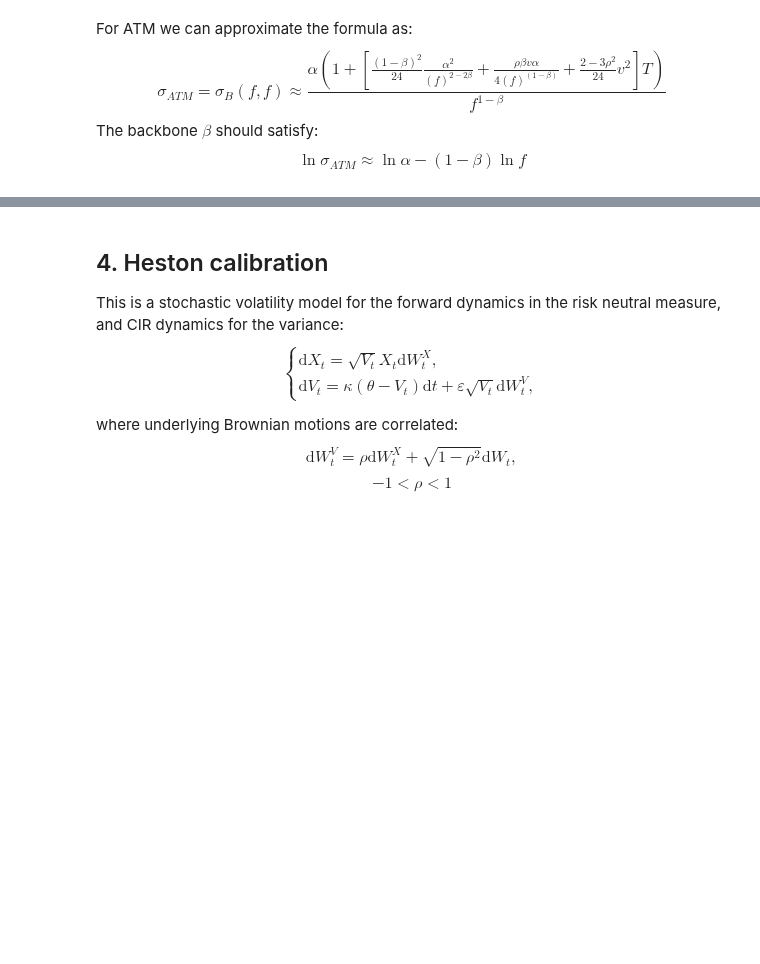
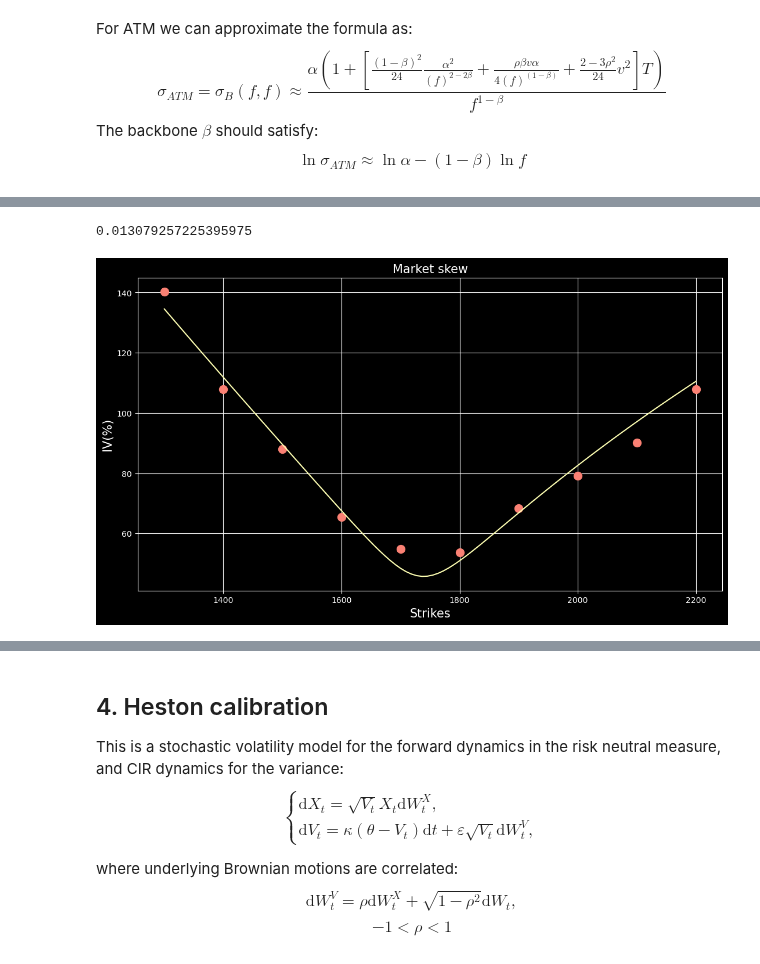
Before and after one commit to grinisrit/noa, a Jupyter notebook: docs/quant/vol_calibration.ipynb, the cells around one changed output, grey strips where cells are left out. Drawn from its saved outputs; the diff is of its cells as text; code cells hidden in the pictures; blank space fills up the shorter version.

```diff
--- a/docs/quant/vol_calibration.ipynb
+++ b/docs/quant/vol_calibration.ipynb
@@ -408,0 +430,2 @@ $$ \mathcal{S} =\frac{ \partial C}{\partial  v} = \frac{\partial C}{\partial \si
+# %%
+beta = 0.95
@@ -408,0 +659,10 @@ $$ \mathcal{S} =\frac{ \partial C}{\partial  v} = \frac{\partial C}{\partial \si
+# %%
+@nb.njit()
+def np_clip(a, a_min, a_max):
+    if a < a_min:
+        out = a_min
+    elif a > a_max:
+        out = a_max
+    else:
+        out = a
+    return out
@@ -408,0 +747,30 @@ $$ \mathcal{S} =\frac{ \partial C}{\partial  v} = \frac{\partial C}{\partial \si
+# %%
+calibrated_params, error = calibrate_sabr(
+    forward,
+    T,
+    strikes,
+    implied_vols,
+    beta)
+error
+# %% [output]
+0.013079257225395975
+# %%
+test_strikes = np.linspace(strikes[0], strikes[-1], 100)
+test_iv, _ =  vol_sabr(
+    forward,
+    T,
+    test_strikes,
+    beta,
+    calibrated_params,
+    compute_risk=False)
+# %%
+plt.figure(figsize=(13, 7))
+plt.plot(strikes, 100*implied_vols, '.C3', markersize=20)
+plt.plot(test_strikes, 100*test_iv, 'C1')
+plt.title('Market skew', fontsize=15)
+plt.xlabel('Strikes', color='white', fontsize=15)
+plt.ylabel('IV(%)', color='white', fontsize=15)
+plt.grid()
+plt.show()
+# %% [output]
+[figure, added]
```
Also changed, not shown: parts of 38 cells of this notebook, 2 other files.
